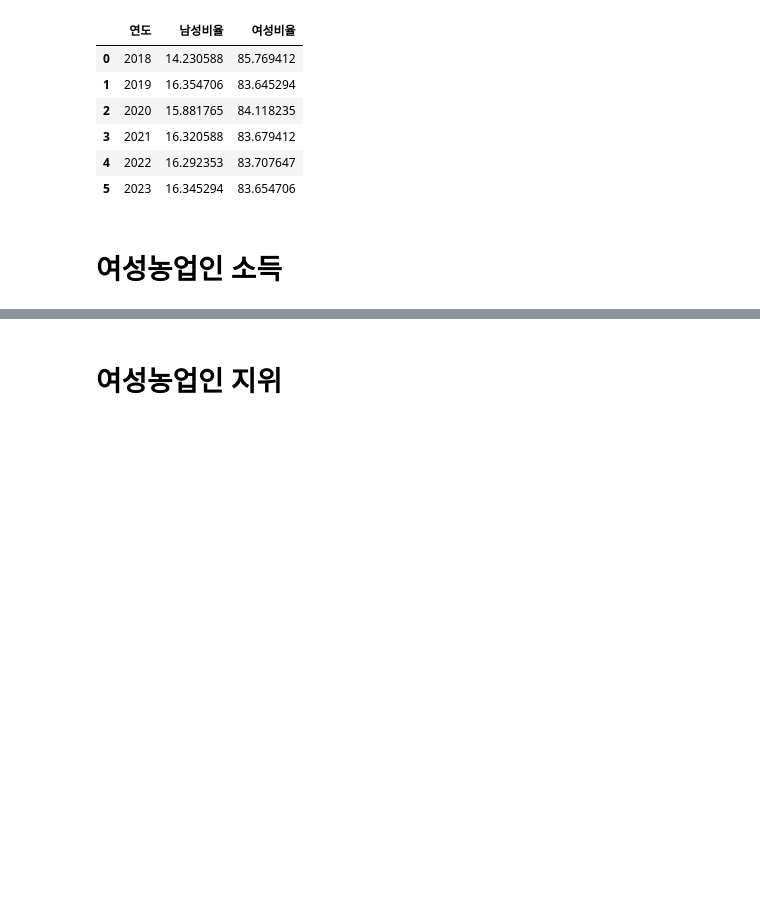
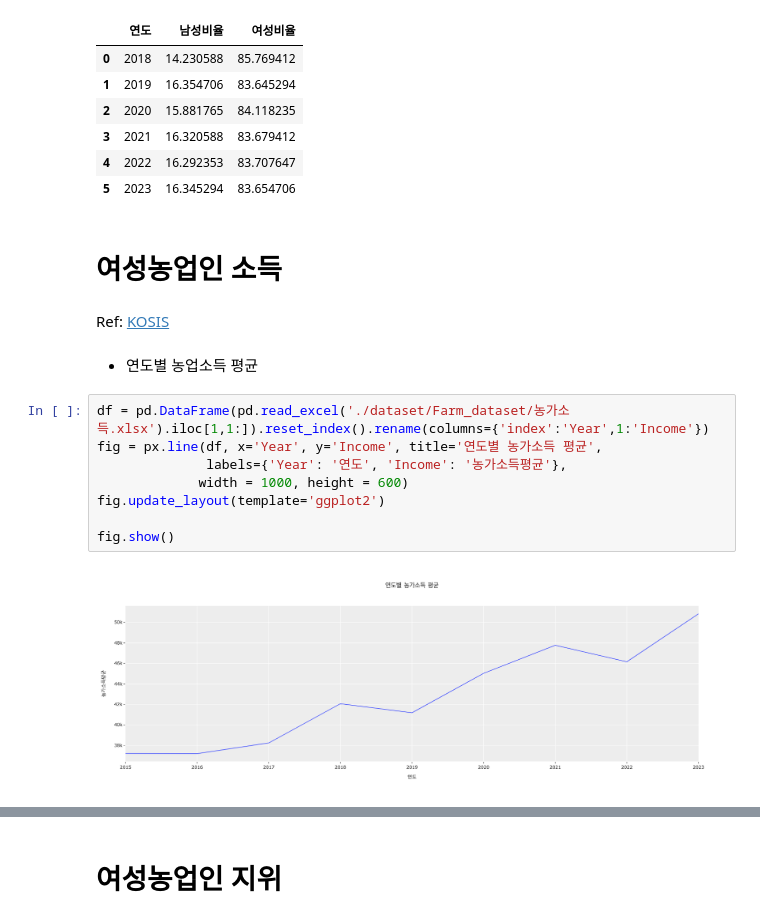
Before and after one commit to seoyeonc/Research_area, a Jupyter notebook: posts/2_research/2_no_category/2024-07-31-Datasafe_Idea.ipynb, the cells around one changed output, grey strips where cells are left out. Saved outputs shown, nothing was run; the diff lists cells and outputs as text; blank space fills up the shorter version.

```diff
--- a/posts/2_research/2_no_category/2024-07-31-Datasafe_Idea.ipynb
+++ b/posts/2_research/2_no_category/2024-07-31-Datasafe_Idea.ipynb
@@ -209,3 +223,17 @@ df_avg
 | 5 | 2023 | 16.345294 | 83.654706 |
 # %% [markdown]
 # 여성농업인 소득
+# %% [markdown]
+Ref: [KOSIS](https://kosis.kr/statHtml/statHtml.do?orgId=101&tblId=DT_1EA1501&vw_cd=MT_ZTITLE&list_id=F1E1&seqNo=&lang_mode=ko&language=kor&obj_var_id=&itm_id=&conn_path=MT_ZTITLE)
+# %% [markdown]
+- 연도별 농업소득 평균
+# %%
+df = pd.DataFrame(pd.read_excel('./dataset/Farm_dataset/농가소득.xlsx').iloc[1,1:]).reset_index().rename(columns={'index':'Year',1:'Income'})
+fig = px.line(df, x='Year', y='Income', title='연도별 농가소득 평균',
+              labels={'Year': '연도', 'Income': '농가소득평균'},
+             width = 1000, height = 600)
+fig.update_layout(template='ggplot2')
+
+fig.show()
+# %% [output]
+[figure, added]
```
Also changed, not shown: parts of 3 cells of this notebook, 6 other files.
